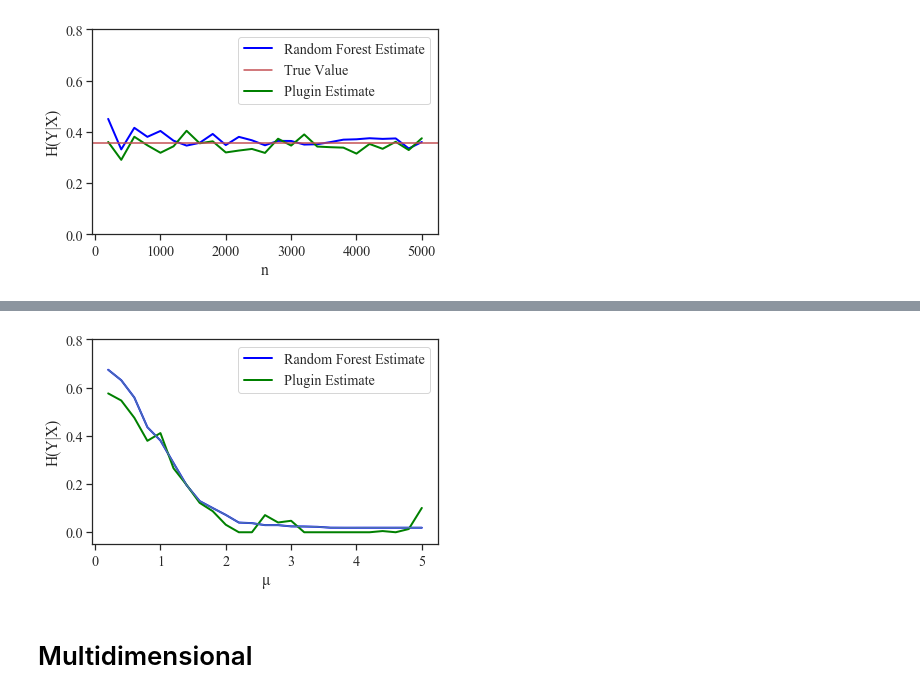
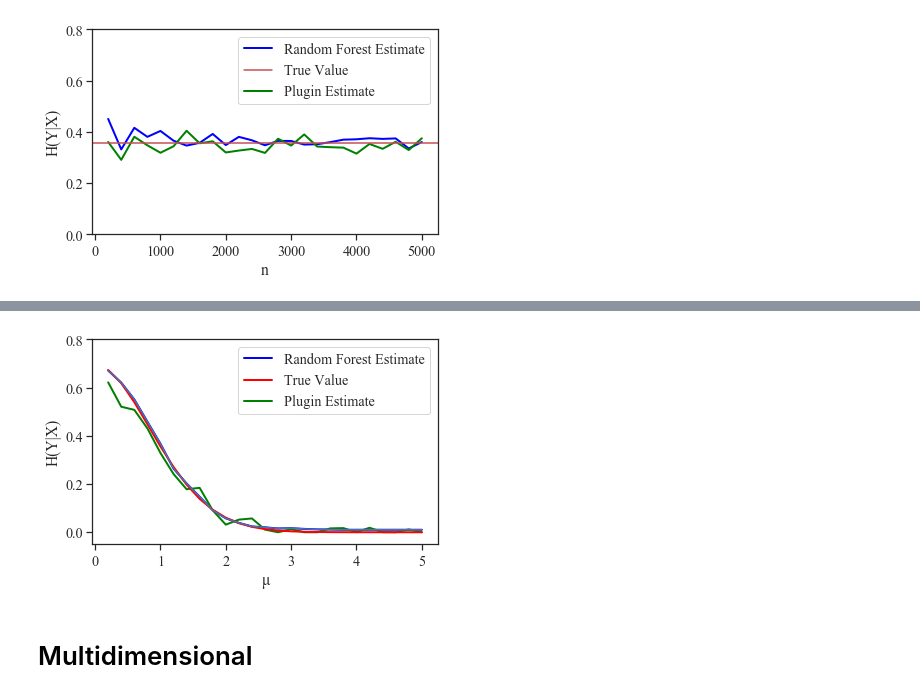
Before and after one commit to rguo123/conditional_entropy_forests, a Jupyter notebook: plots.ipynb, the cells around one changed output, grey strips where cells are left out. Saved outputs shown, nothing was run; the diff lists cells and outputs as text; code cells hidden in the pictures.

```diff
--- a/plots.ipynb
+++ b/plots.ipynb
@@ -175,3 +175,14 @@ def plugin_estimate_cat_1D(X, y):
     if cond_entropy < 0:
         return np.array((0))
     return cond_entropy
+
+def truth_1d(mean):
+    h_y = -.5*np.log(.5) - .5*np.log(.5)
+    h_x_cond_y = normal_entropy(1)*.5 + normal_entropy(1)*.5
+    h_x = integrate.quad(two_mixture_normals_entropy_f, -20, 20, args = (mean, -mean, 1, 1))[0]
+    cond_entropy =  h_y - h_x + h_x_cond_y
+    if cond_entropy < 0:
+        return np.array((0))
+    return cond_entropy
+
+truth_1d(1)
@@ -210,35 +222,41 @@ plt.show()
 [interactive output not drawn]
 [figure]
 # %%
+from tqdm import tqdm_notebook
+
 def get_cond_entropy_vs_mu(n):
     conditional_entropy = []
     plugin_estimate = []
+    truth = []
     means = [i*.2 for i in range(1, 26)]
     for elem in tqdm_notebook(means):
         X, y = get_sample(n, elem, 1)
         conditional_entropy.append(rf_entropy_estimate_bagging(np.array(X).reshape(-1, 1), y, 300, .32, depth = 30))
         plugin_estimate.append(plugin_estimate_cat_1D(np.array(X).reshape(-1, 1), y).item())
-    return means, conditional_entropy, plugin_estimate
+        truth.append(truth_1d(elem))
+    return means, conditional_entropy, plugin_estimate, truth
 
-means, cond_entropy, plugin_estimate = get_cond_entropy_vs_mu(2000)
+means, cond_entropy, plugin_estimate, truth = get_cond_entropy_vs_mu(4000)
 
 sns.set(font_scale = 1.3)
 sns.set_style("ticks")
 plt.rcParams["font.family"] = "Times New Roman"
 line_est, = plt.plot(means, cond_entropy, label = "Random Forest Estimate", linewidth = 2, color = "blue")
 line_plugin, = plt.plot(means, plugin_estimate, label = "Plugin Estimate", linewidth = 2, color = "green")
+line_true, = plt.plot(means, truth, label = "True Value", linewidth = 2, color = "red")
+
 plt.plot(means, cond_entropy)
 plt.ylim(ymin = -.05)
 plt.ylim(ymax = .8)
-plt.legend(handles=[line_est, line_plugin])
+plt.legend(handles=[line_est, line_true, line_plugin])
 plt.xlabel(u'\u03bc')
 plt.ylabel("H(Y|X)")
 plt.tight_layout()
-plt.savefig("cat_1d_n2000_conv0.png")
+plt.savefig("cat_1d_n4000_conv0.png")
 plt.show()
 # %% [output]
 [interactive output not drawn]
-[figure, old version]
+[figure, new version]
 # %% [markdown]
 # Multidimensional
 # %%
```
Also changed, not shown: parts of 4 cells of this notebook, 8 other files.
